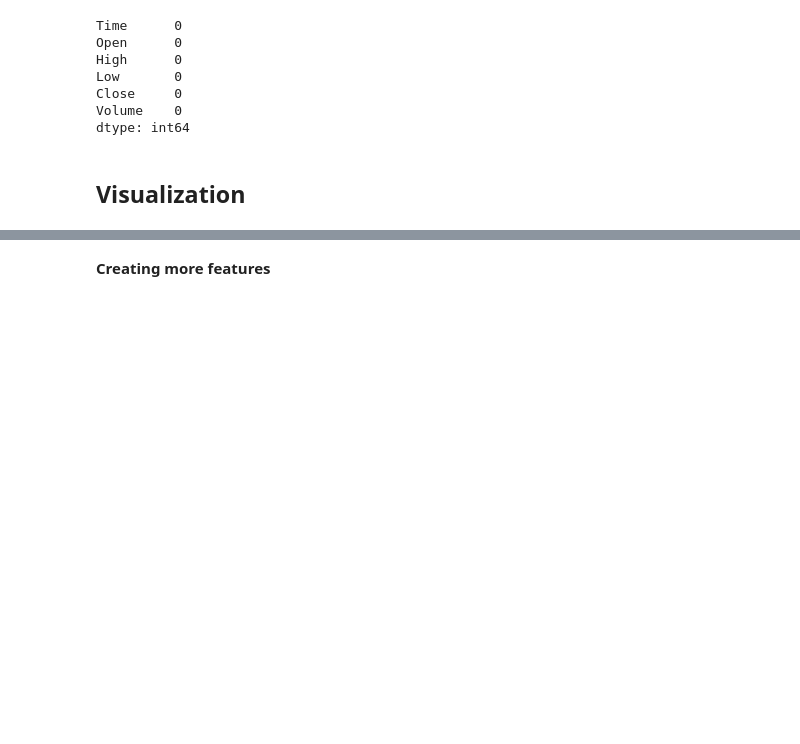
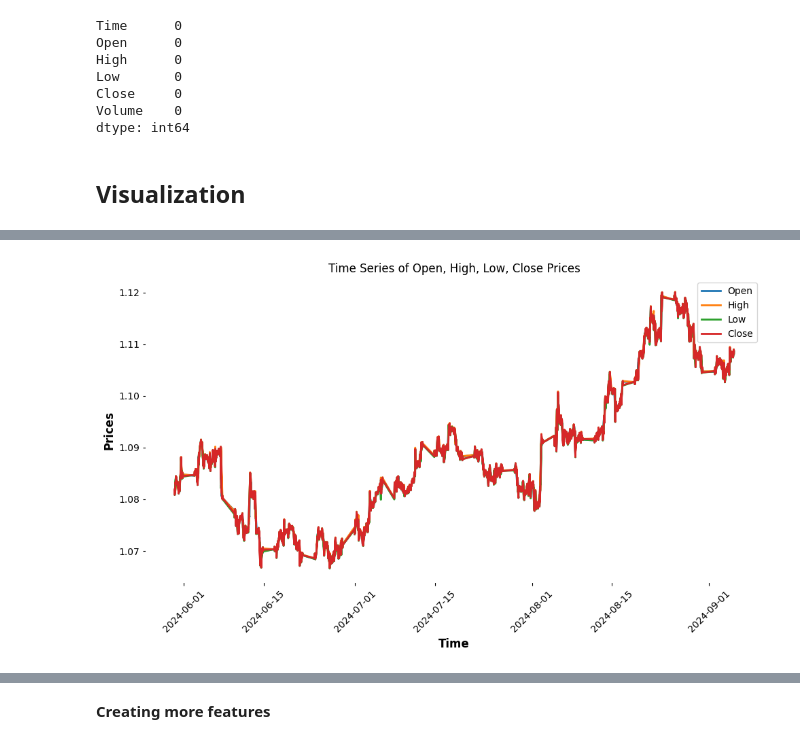
Before and after one commit to Airlectric/ML_Forex_Prediction_App, a Jupyter notebook: forex-prediction.ipynb, the cells around one changed output, grey strips where cells are left out. Drawn from its saved outputs; the diff is of its cells as text; code cells hidden in the pictures; blank space fills up the shorter version.

```diff
--- a/forex-prediction.ipynb
+++ b/forex-prediction.ipynb
@@ -67,13 +110,17 @@ dtype: int64
 # %%
-plt.figure(figsize=(12,8))
-
-plt.plot(df['Time'], df['Open'], label='Open', marker='o')
-plt.plot(df['Time'], df['High'], label='High', marker='o')
-plt.plot(df['Time'], df['Low'], label='Low', marker='o')
-plt.plot(df['Time'], df['Close'], label='Close', marker='o')
-
+# Time Series Plot
+plt.figure(figsize=(10, 6))
+plt.plot(df['Time'], df['Open'], label='Open')
+plt.plot(df['Time'], df['High'], label='High')
+plt.plot(df['Time'], df['Low'], label='Low')
+plt.plot(df['Time'], df['Close'], label='Close')
 plt.title('Time Series of Open, High, Low, Close Prices')
 plt.xlabel('Time')
 plt.ylabel('Prices')
 plt.legend()
 plt.grid()
+plt.xticks(rotation=45)
+plt.tight_layout()
+plt.show()
+# %% [output]
+[figure, added]
```
Also changed, not shown: parts of 35 cells of this notebook.
